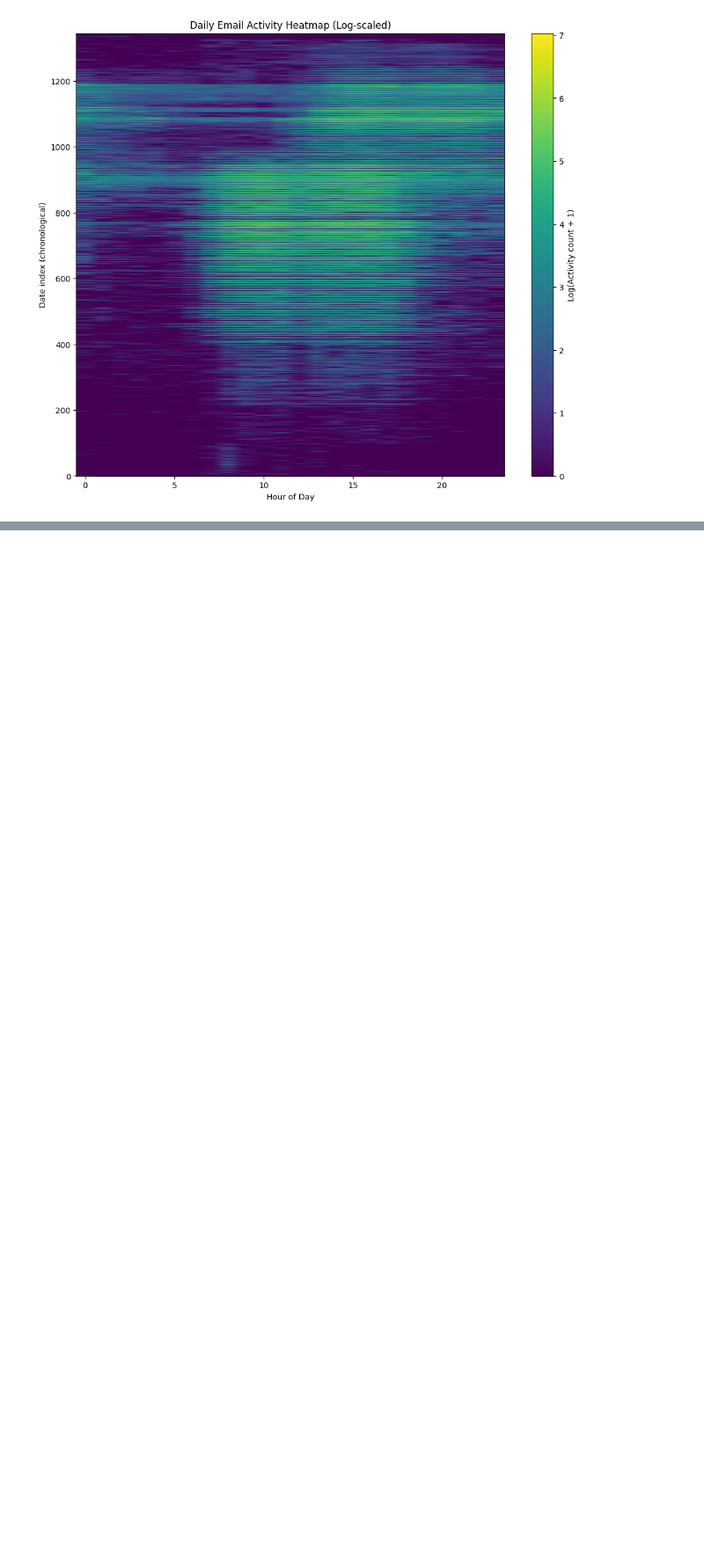
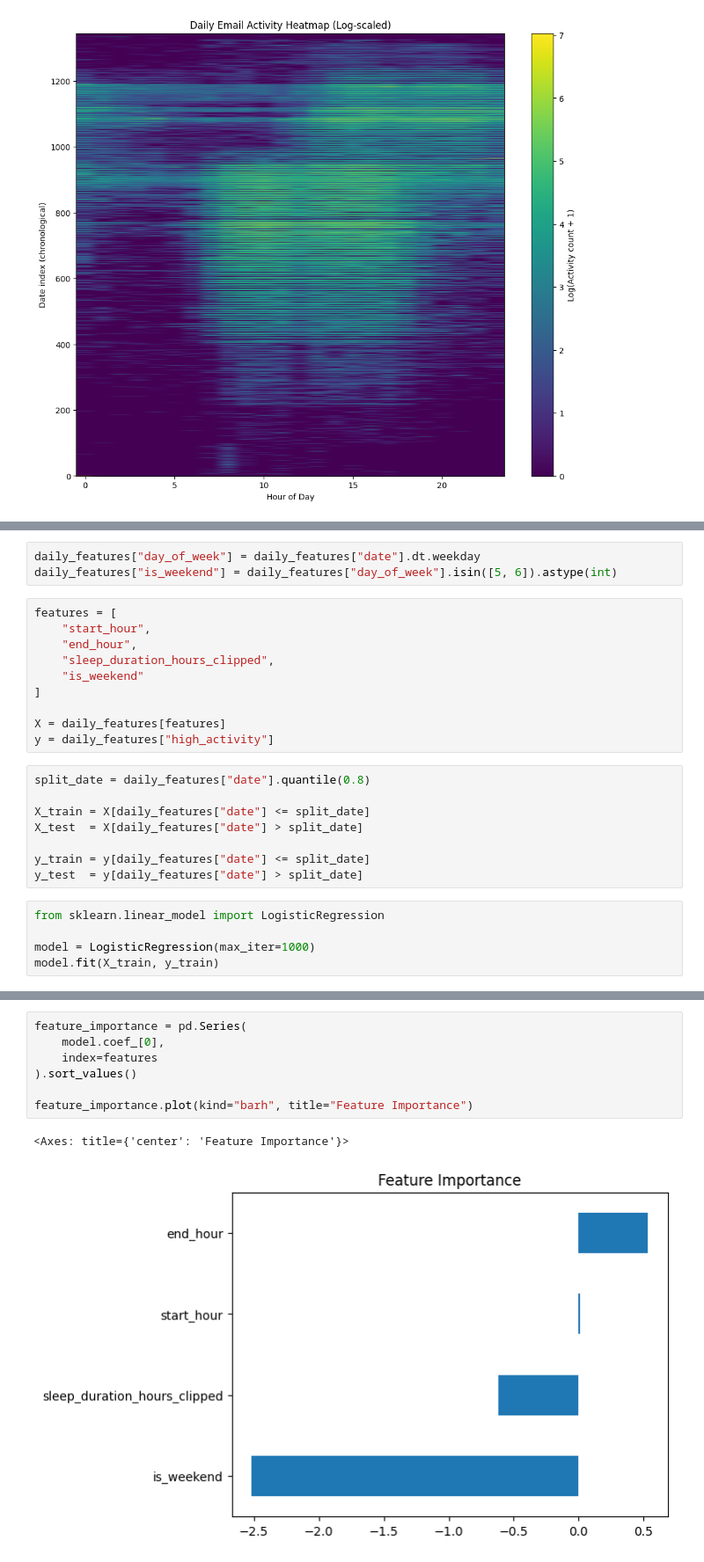
Before and after one commit to mems250005048-wq/TIMEsTAMP, a Jupyter notebook: Untitled4.ipynb, the cells around one changed output, grey strips where cells are left out. Shown at 88% size. Drawn from its saved outputs; the diff is of its cells as text; blank space fills up the shorter version.

```diff
--- a/Untitled4.ipynb
+++ b/Untitled4.ipynb
@@ -315,0 +402,26 @@ plt.show()
+# %%
+daily_features["day_of_week"] = daily_features["date"].dt.weekday
+daily_features["is_weekend"] = daily_features["day_of_week"].isin([5, 6]).astype(int)
+# %%
+features = [
+    "start_hour",
+    "end_hour",
+    "sleep_duration_hours_clipped",
+    "is_weekend"
+]
+
+X = daily_features[features]
+y = daily_features["high_activity"]
+# %%
+split_date = daily_features["date"].quantile(0.8)
+
+X_train = X[daily_features["date"] <= split_date]
+X_test  = X[daily_features["date"] > split_date]
+
+y_train = y[daily_features["date"] <= split_date]
+y_test  = y[daily_features["date"] > split_date]
+# %%
+from sklearn.linear_model import LogisticRegression
+
+model = LogisticRegression(max_iter=1000)
+model.fit(X_train, y_train)
@@ -315,0 +448,10 @@ plt.show()
+# %%
+feature_importance = pd.Series(
+    model.coef_[0],
+    index=features
+).sort_values()
+
+feature_importance.plot(kind="barh", title="Feature Importance")
+# %% [output]
+<Axes: title={'center': 'Feature Importance'}>
+[figure, added]
```
Also changed, not shown: parts of 13 cells of this notebook.
